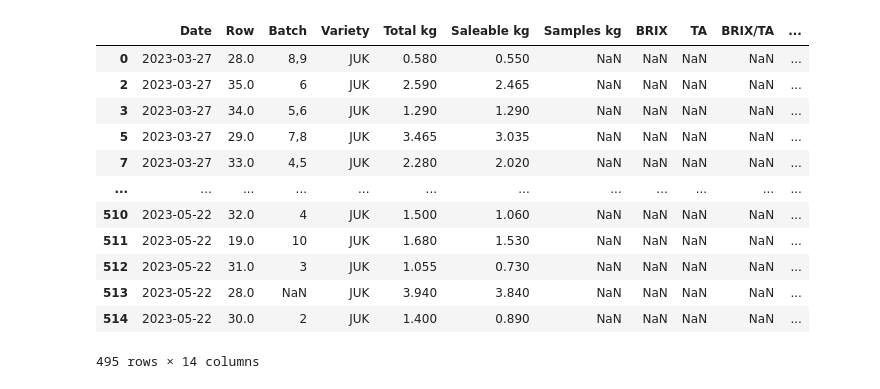
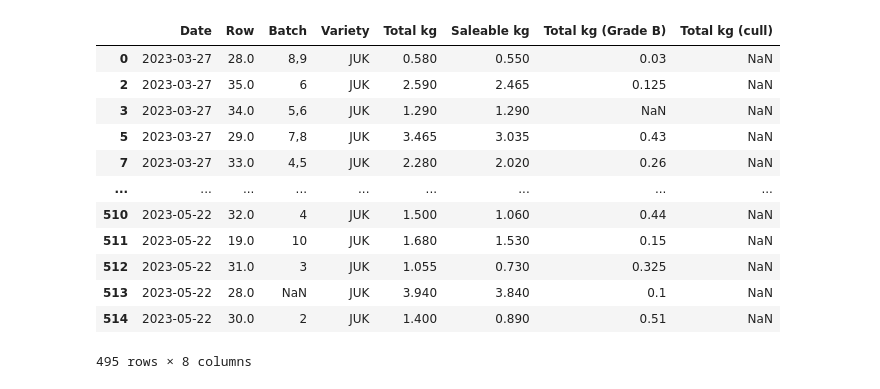
Before and after one commit to zordi-kevin/JupyterNotebooks, a Jupyter notebook: Harvest Analysis/Harvest Analysis.ipynb, the cells around one changed output. Cells and saved outputs as stored; diff of their text form; code cells hidden in the pictures.

```diff
--- a/Harvest Analysis/Harvest Analysis.ipynb
+++ b/Harvest Analysis/Harvest Analysis.ipynb
@@ -14,26 +15,26 @@ def conv_dates_series(df, col, old_date_format, new_date_format):
 # %%
 harvest_data = pd.read_csv("Harvest Yield March-May 2023.csv")
 
 # Remove entries with no date
 harvest_data = harvest_data[harvest_data["Date"].notna()]
 
 # convert dates to format used by json files
 new_date_format='%Y-%m-%d'
 old_date_format='%m/%d/%Y'
-harvest_data = conv_dates_series(harvest_data, "Date", old_date_format, new_date_format)
+all_data = conv_dates_series(harvest_data, "Date", old_date_format, new_date_format)
 
-harvest_data
+all_data.drop(["Samples kg", "BRIX", "TA", "BRIX/TA", "Causes (Grade B)", "Causes (cull)"], axis=1)
 # %% [output]
-|  | Date | Row | Batch | Variety | Total kg | Saleable kg | Samples kg | BRIX | TA | BRIX/TA | ... |
-| 0 | 2023-03-27 | 28.0 | 8,9 | JUK | 0.580 | 0.550 | NaN | NaN | NaN | NaN | ... |
-| 2 | 2023-03-27 | 35.0 | 6 | JUK | 2.590 | 2.465 | NaN | NaN | NaN | NaN | ... |
-| 3 | 2023-03-27 | 34.0 | 5,6 | JUK | 1.290 | 1.290 | NaN | NaN | NaN | NaN | ... |
-| 5 | 2023-03-27 | 29.0 | 7,8 | JUK | 3.465 | 3.035 | NaN | NaN | NaN | NaN | ... |
-| 7 | 2023-03-27 | 33.0 | 4,5 | JUK | 2.280 | 2.020 | NaN | NaN | NaN | NaN | ... |
-| ... | ... | ... | ... | ... | ... | ... | ... | ... | ... | ... | ... |
-| 510 | 2023-05-22 | 32.0 | 4 | JUK | 1.500 | 1.060 | NaN | NaN | NaN | NaN | ... |
-| 511 | 2023-05-22 | 19.0 | 10 | JUK | 1.680 | 1.530 | NaN | NaN | NaN | NaN | ... |
-| 512 | 2023-05-22 | 31.0 | 3 | JUK | 1.055 | 0.730 | NaN | NaN | NaN | NaN | ... |
-| 513 | 2023-05-22 | 28.0 | NaN | JUK | 3.940 | 3.840 | NaN | NaN | NaN | NaN | ... |
-| 514 | 2023-05-22 | 30.0 | 2 | JUK | 1.400 | 0.890 | NaN | NaN | NaN | NaN | ... |
+|  | Date | Row | Batch | Variety | Total kg | Saleable kg | Total kg (Grade B) | Total kg (cull) |
+| 0 | 2023-03-27 | 28.0 | 8,9 | JUK | 0.580 | 0.550 | 0.03 | NaN |
+| 2 | 2023-03-27 | 35.0 | 6 | JUK | 2.590 | 2.465 | 0.125 | NaN |
+| 3 | 2023-03-27 | 34.0 | 5,6 | JUK | 1.290 | 1.290 | NaN | NaN |
+| 5 | 2023-03-27 | 29.0 | 7,8 | JUK | 3.465 | 3.035 | 0.43 | NaN |
+| 7 | 2023-03-27 | 33.0 | 4,5 | JUK | 2.280 | 2.020 | 0.26 | NaN |
+| ... | ... | ... | ... | ... | ... | ... | ... | ... |
+| 510 | 2023-05-22 | 32.0 | 4 | JUK | 1.500 | 1.060 | 0.44 | NaN |
+| 511 | 2023-05-22 | 19.0 | 10 | JUK | 1.680 | 1.530 | 0.15 | NaN |
+| 512 | 2023-05-22 | 31.0 | 3 | JUK | 1.055 | 0.730 | 0.325 | NaN |
+| 513 | 2023-05-22 | 28.0 | NaN | JUK | 3.940 | 3.840 | 0.1 | NaN |
+| 514 | 2023-05-22 | 30.0 | 2 | JUK | 1.400 | 0.890 | 0.51 | NaN |
-495 rows × 14 columns
+495 rows × 8 columns
```
Also changed, not shown: parts of 29 cells of this notebook, 3 other files.
